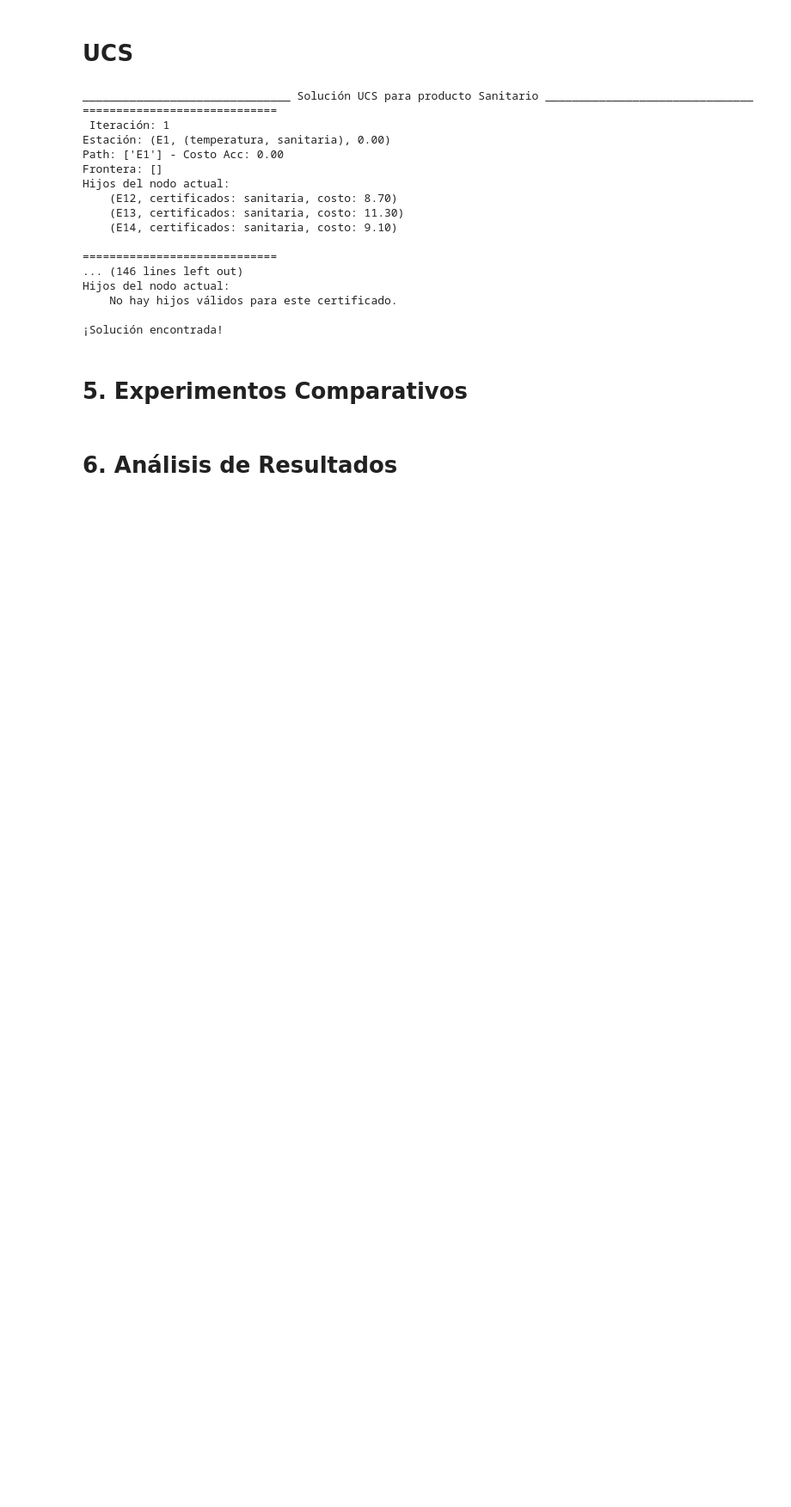
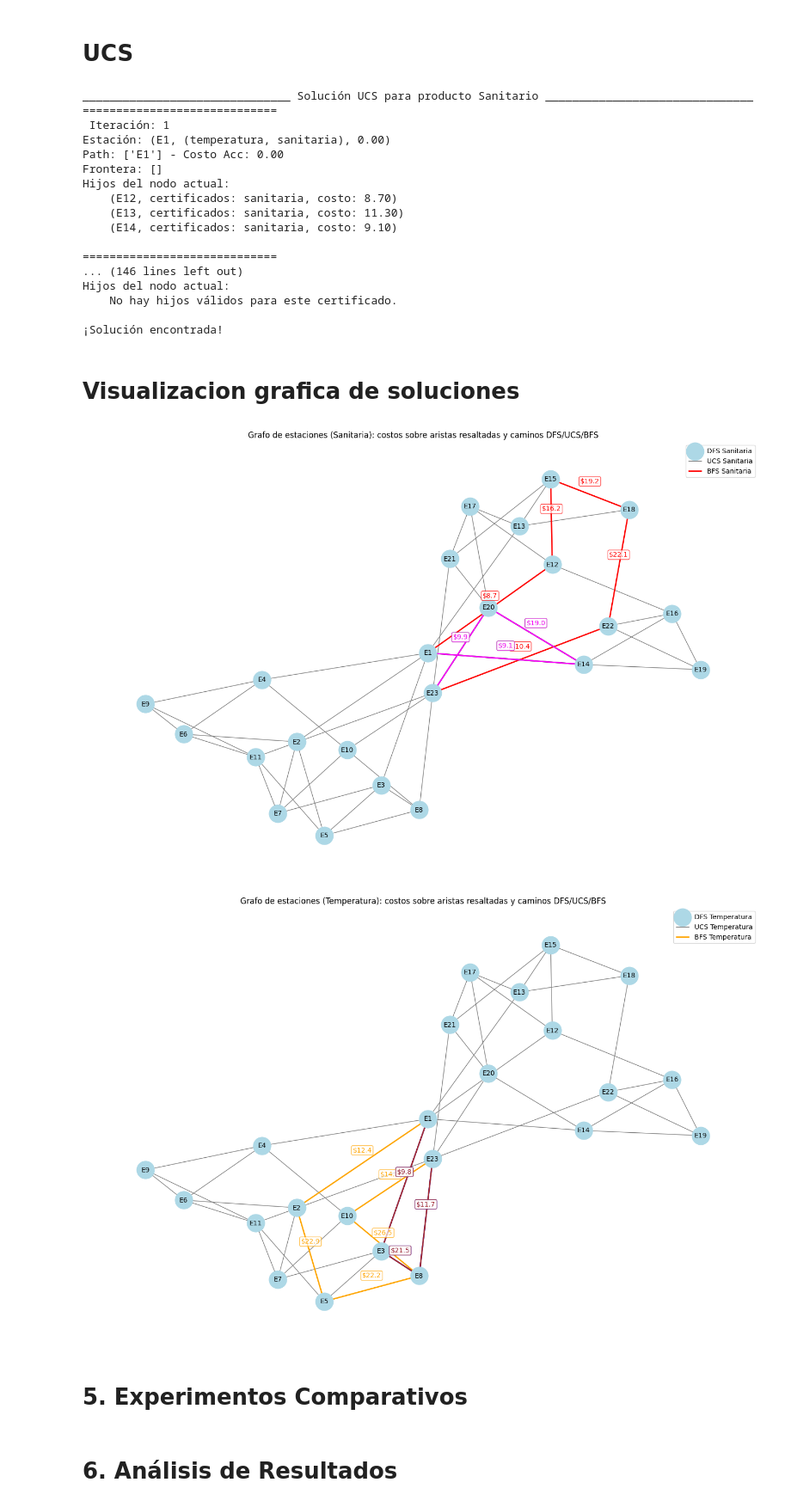
Before and after one commit to alburquenqueletelier/IA_Tarea1, a Jupyter notebook: tarea1.ipynb, the cells around one changed output. Shown at 86% size. Drawn from its saved outputs; the diff is of its cells as text; code cells hidden in the pictures; blank space fills up the shorter version.

Commit message:
mergear bfs al nb principal y añadir informe. Visualizacion grafica

```diff
--- a/tarea1.ipynb
+++ b/tarea1.ipynb
@@ -457,6 +565,81 @@ Hijos del nodo actual:
     No hay hijos válidos para este certificado.
 
 ¡Solución encontrada!
+# %% [markdown]
+# Visualizacion grafica de soluciones
+# %%
+G = nx.Graph()
+G.add_edges_from(edges)
+
+def get_node_costs(estaciones):
+    return {str(est[0]): float(est[2]) for est in estaciones}
+node_costs = get_node_costs(estaciones)
+
+def get_edge_costs(G, node_costs):
+    return {(a, b): node_costs[a] + node_costs[b] for a, b in G.edges}
+edge_costs = get_edge_costs(G, node_costs)
+
+pos = nx.spring_layout(G, seed=42)
+plt.figure(figsize=(14,9))
+nx.draw(G, pos, with_labels=True, node_color='lightblue', edge_color='gray', node_size=700, font_size=10)
+
+from matplotlib import collections
+
+def draw_edge_labels_highlighted(G, pos, edge_list, edge_costs, color):
+    for (a, b) in edge_list:
+        x1, y1 = pos[a]
+        x2, y2 = pos[b]
+        xm, ym = (x1 + x2) / 2, (y1 + y2) / 2
+        label = f"${edge_costs.get((a, b), edge_costs.get((b, a), 0)):.1f}"
+        plt.text(xm, ym + 0.04, label, color=color, fontsize=10, ha='center', va='bottom', bbox=dict(facecolor='white', edgecolor=color, boxstyle='round,pad=0.2', lw=1, alpha=0.7))
+
+# DFS Sanitaria
+if dfs_path_sanitaria:
+    path_edges = list(zip(dfs_path_sanitaria[0], dfs_path_sanitaria[0][1:]))
+    nx.draw_networkx_edges(G, pos, edgelist=path_edges, edge_color='red', width=2, label='DFS Sanitaria')
+    draw_edge_labels_highlighted(G, pos, path_edges, edge_costs, 'red')
+# UCS Sanitaria
+if ucs_path_sanitaria:
+    path_edges = list(zip(ucs_path_sanitaria[0], ucs_path_sanitaria[0][1:]))
+    nx.draw_networkx_edges(G, pos, edgelist=path_edges, edge_color='green', width=2, label='UCS Sanitaria')
+    draw_edge_labels_highlighted(G, pos, path_edges, edge_costs, 'green')
+# BFS Sanitaria
+if bfs_path_sanitaria:
+    path_edges = list(zip(bfs_path_sanitaria[0], bfs_path_sanitaria[0][1:]))
+    nx.draw_networkx_edges(G, pos, edgelist=path_edges, edge_color='magenta', width=2, label='BFS Sanitaria')
+    draw_edge_labels_highlighted(G, pos, path_edges, edge_costs, 'magenta')
+
+plt.legend(['DFS Sanitaria', 'UCS Sanitaria', 'BFS Sanitaria'])
+plt.title('Grafo de estaciones (Sanitaria): costos sobre aristas resaltadas y caminos DFS/UCS/BFS')
+plt.axis('off')
+plt.show()
+
+# Visualización temperatura: caminos DFS/UCS/BFS y costos en aristas resaltadas
+plt.figure(figsize=(14,9))
+nx.draw(G, pos, with_labels=True, node_color='lightblue', edge_color='gray', node_size=700, font_size=10)
+# DFS Temperatura
+if dfs_path_temperatura:
+    path_edges = list(zip(dfs_path_temperatura[0], dfs_path_temperatura[0][1:]))
+    nx.draw_networkx_edges(G, pos, edgelist=path_edges, edge_color='orange', width=2, label='DFS Temperatura')
+    draw_edge_labels_highlighted(G, pos, path_edges, edge_costs, 'orange')
+# UCS Temperatura
+if ucs_path_temperatura:
+    path_edges = list(zip(ucs_path_temperatura[0], ucs_path_temperatura[0][1:]))
+    nx.draw_networkx_edges(G, pos, edgelist=path_edges, edge_color='blue', width=2, label='UCS Temperatura')
+    draw_edge_labels_highlighted(G, pos, path_edges, edge_costs, 'blue')
+# BFS Temperatura
+if bfs_path_temperatura:
+    path_edges = list(zip(bfs_path_temperatura[0], bfs_path_temperatura[0][1:]))
+    nx.draw_networkx_edges(G, pos, edgelist=path_edges, edge_color='brown', width=2, label='BFS Temperatura')
+    draw_edge_labels_highlighted(G, pos, path_edges, edge_costs, 'brown')
+
+plt.legend(['DFS Temperatura', 'UCS Temperatura', 'BFS Temperatura'])
+plt.title('Grafo de estaciones (Temperatura): costos sobre aristas resaltadas y caminos DFS/UCS/BFS')
+plt.axis('off')
+plt.show()
+# %% [output]
+[figure, added]
+[figure, added]
 # %% [markdown]
 # 5. Experimentos Comparativos
 # %% [markdown]
```
Also changed, not shown: parts of 8 cells of this notebook, 2 other files.
